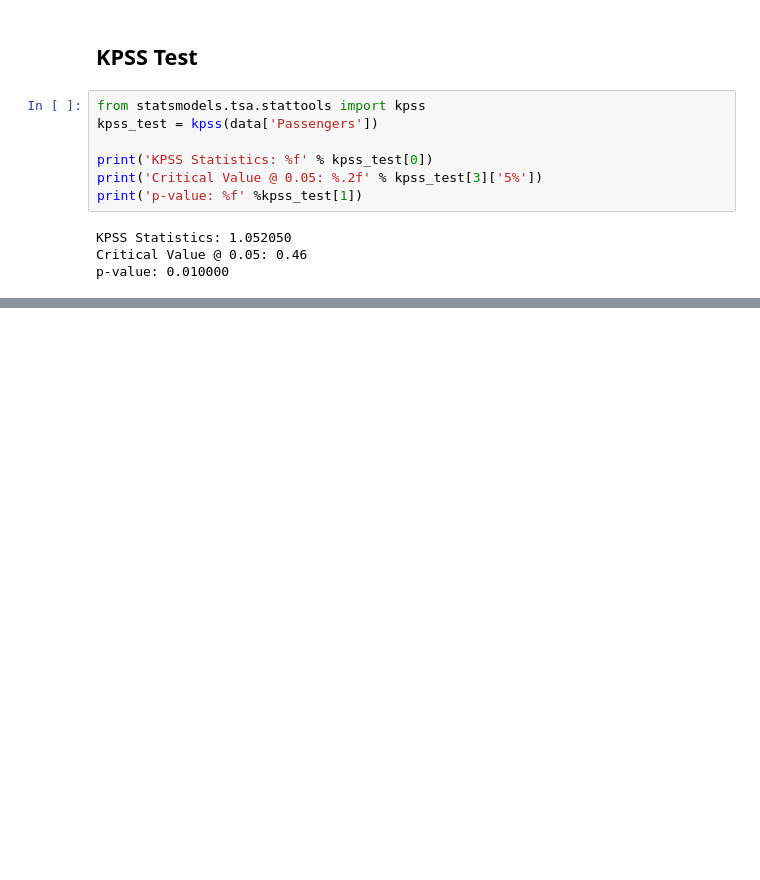
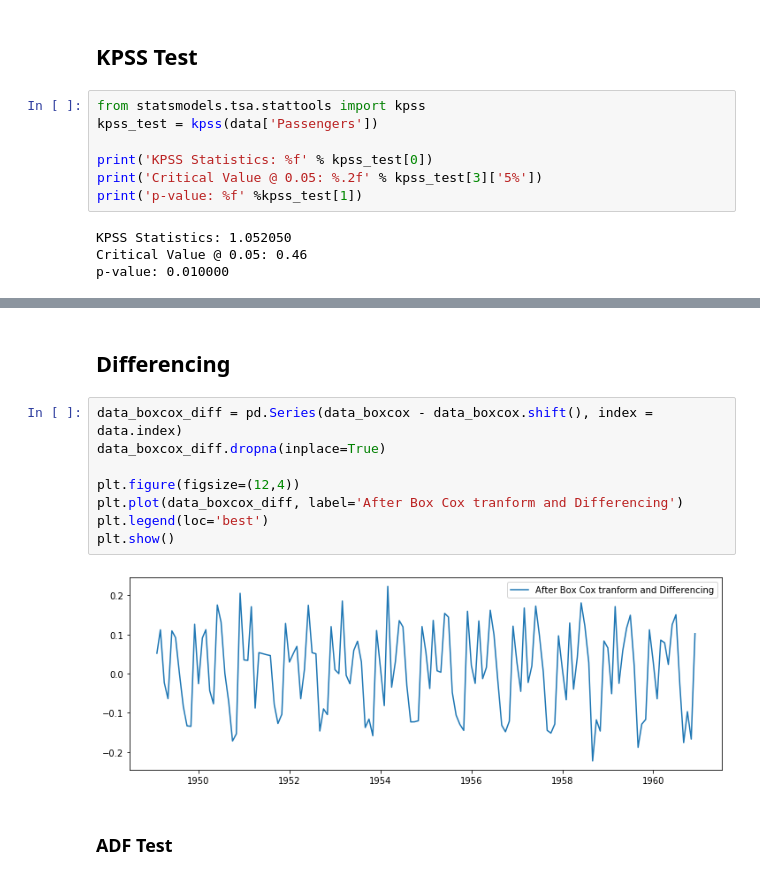
Before and after one commit to HitiTaneja/Time-Series-Forecasting, a Jupyter notebook: Time Series Forecasting - Airline passenger traffic .ipynb, the cells around one changed output, grey strips where cells are left out. Drawn from its saved outputs; the diff is of its cells as text; blank space fills up the shorter version.

```diff
--- a/Time Series Forecasting - Airline passenger traffic .ipynb
+++ b/Time Series Forecasting - Airline passenger traffic .ipynb
@@ -393,0 +407,14 @@ p-value: 0.010000
+# %% [markdown]
+## Differencing
+# %%
+data_boxcox_diff = pd.Series(data_boxcox - data_boxcox.shift(), index = data.index)
+data_boxcox_diff.dropna(inplace=True)
+
+plt.figure(figsize=(12,4))
+plt.plot(data_boxcox_diff, label='After Box Cox tranform and Differencing')
+plt.legend(loc='best')
+plt.show()
+# %% [output]
+[figure, added]
+# %% [markdown]
+### ADF Test
```
Also changed, not shown: parts of 9 cells of this notebook.
